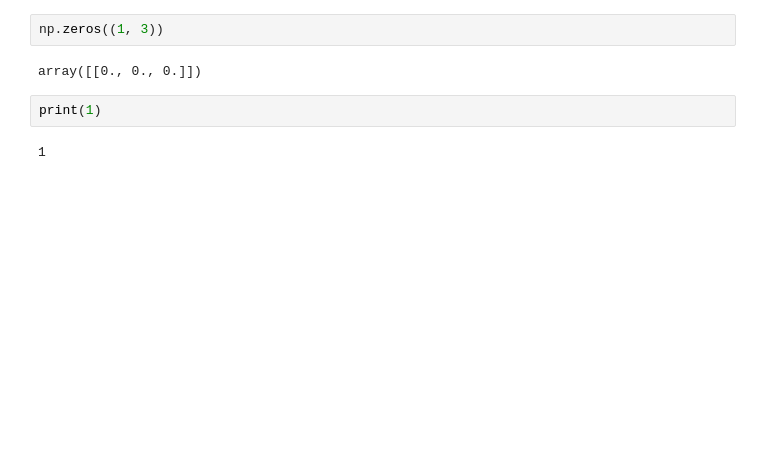
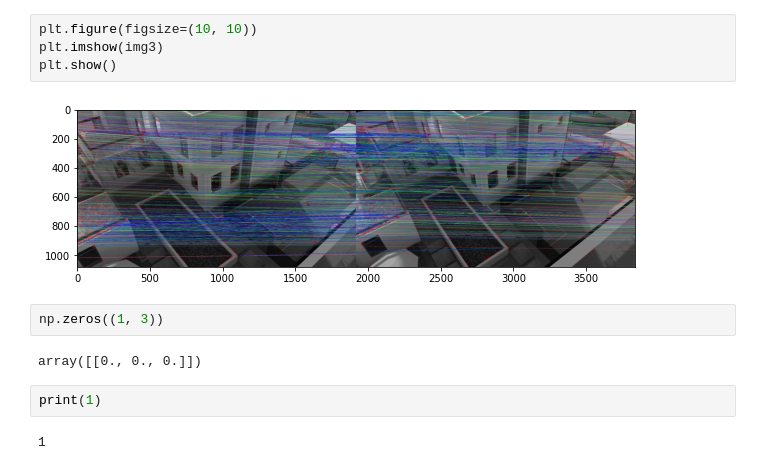
Before and after one commit to VV-A-VV/cw_1, a Jupyter notebook: cw_1.ipynb, the cells around one changed output. Drawn from its saved outputs; the diff is of its cells as text; blank space fills up the shorter version.

```diff
--- a/cw_1.ipynb
+++ b/cw_1.ipynb
@@ -195,3 +142,9 @@ print(F/F[2,2])
+# %%
+plt.figure(figsize=(10, 10))
+plt.imshow(img3)
+plt.show()
+# %% [output]
+[figure, added]
 # %%
 np.zeros((1, 3))
 # %% [output]
```
Also changed, not shown: parts of 14 cells of this notebook, 1 other file.
